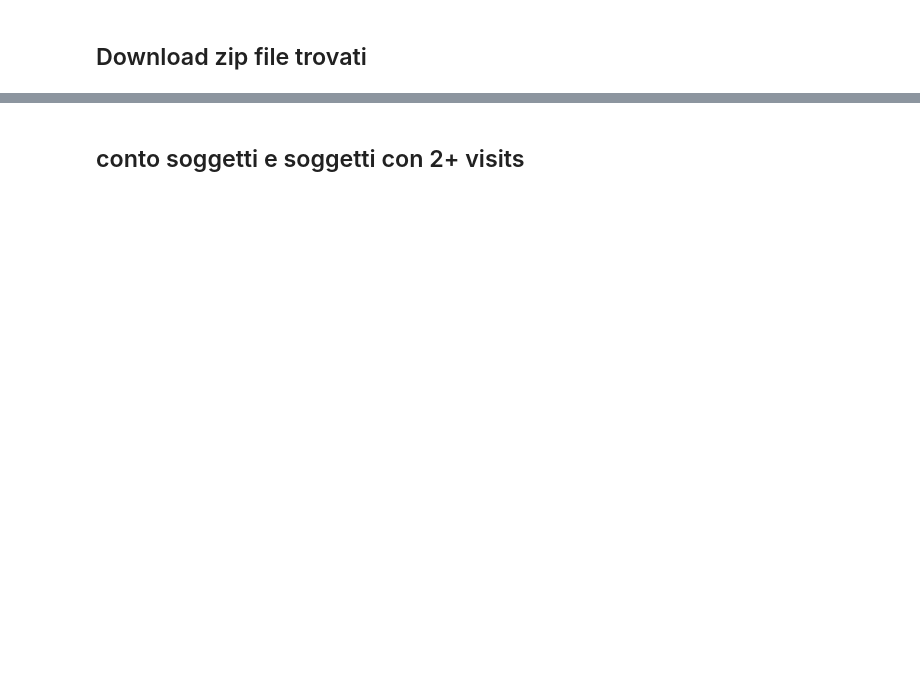
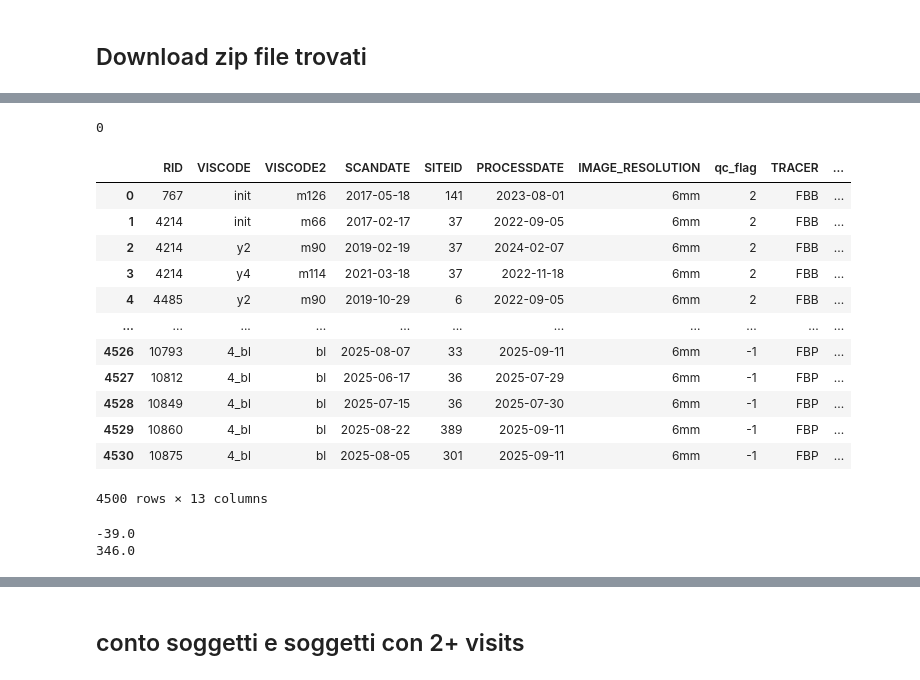
Before and after one commit to ifabfoundation/AIND, a Jupyter notebook: WP-2/Data_cleaning/prove_download.ipynb, the cells around one changed output, grey strips where cells are left out. Drawn from its saved outputs; the diff is of its cells as text; code cells hidden in the pictures; blank space fills up the shorter version.

```diff
--- a/WP-2/Data_cleaning/prove_download.ipynb
+++ b/WP-2/Data_cleaning/prove_download.ipynb
@@ -45,0 +155,32 @@ FUJIREBIOABETA_11Aug2025.csv
+# %%
+count = df_1[~df_1['PTAU_181'].isna() & ~df_1['PTAU_231'].isna()].shape[0]
+print(count)
+# %% [output]
+0
+# %%
+df_focus = df_1[['RID', 'VISCODE', 'VISCODE2', 'SCANDATE',
+       'SITEID', 'PROCESSDATE', 'IMAGE_RESOLUTION', 'qc_flag', 'TRACER',
+       'TRACER_SUVR_WARNING', 'AMYLOID_STATUS',
+       'AMYLOID_STATUS_COMPOSITE_REF', 'CENTILOIDS']].copy(deep=True)
+# %%
+df_focus.dropna()
+# %% [output]
+|  | RID | VISCODE | VISCODE2 | SCANDATE | SITEID | PROCESSDATE | IMAGE_RESOLUTION | qc_flag | TRACER | ... |
+| 0 | 767 | init | m126 | 2017-05-18 | 141 | 2023-08-01 | 6mm | 2 | FBB | ... |
+| 1 | 4214 | init | m66 | 2017-02-17 | 37 | 2022-09-05 | 6mm | 2 | FBB | ... |
+| 2 | 4214 | y2 | m90 | 2019-02-19 | 37 | 2024-02-07 | 6mm | 2 | FBB | ... |
+| 3 | 4214 | y4 | m114 | 2021-03-18 | 37 | 2022-11-18 | 6mm | 2 | FBB | ... |
+| 4 | 4485 | y2 | m90 | 2019-10-29 | 6 | 2022-09-05 | 6mm | 2 | FBB | ... |
+| ... | ... | ... | ... | ... | ... | ... | ... | ... | ... | ... |
+| 4526 | 10793 | 4_bl | bl | 2025-08-07 | 33 | 2025-09-11 | 6mm | -1 | FBP | ... |
+| 4527 | 10812 | 4_bl | bl | 2025-06-17 | 36 | 2025-07-29 | 6mm | -1 | FBP | ... |
+| 4528 | 10849 | 4_bl | bl | 2025-07-15 | 36 | 2025-07-30 | 6mm | -1 | FBP | ... |
+| 4529 | 10860 | 4_bl | bl | 2025-08-22 | 389 | 2025-09-11 | 6mm | -1 | FBP | ... |
+| 4530 | 10875 | 4_bl | bl | 2025-08-05 | 301 | 2025-09-11 | 6mm | -1 | FBP | ... |
+4500 rows × 13 columns
+# %%
+print(df_focus['CENTILOIDS'].min())
+print(df_focus['CENTILOIDS'].max())
+# %% [output]
+-39.0
+346.0
```
Also changed, not shown: parts of 73 cells of this notebook, 1 other file.
